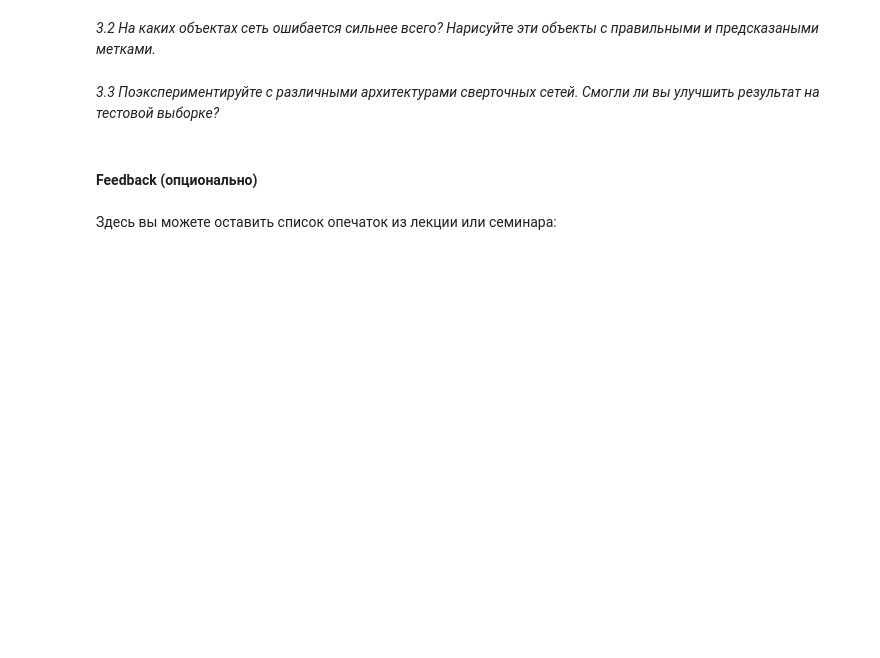
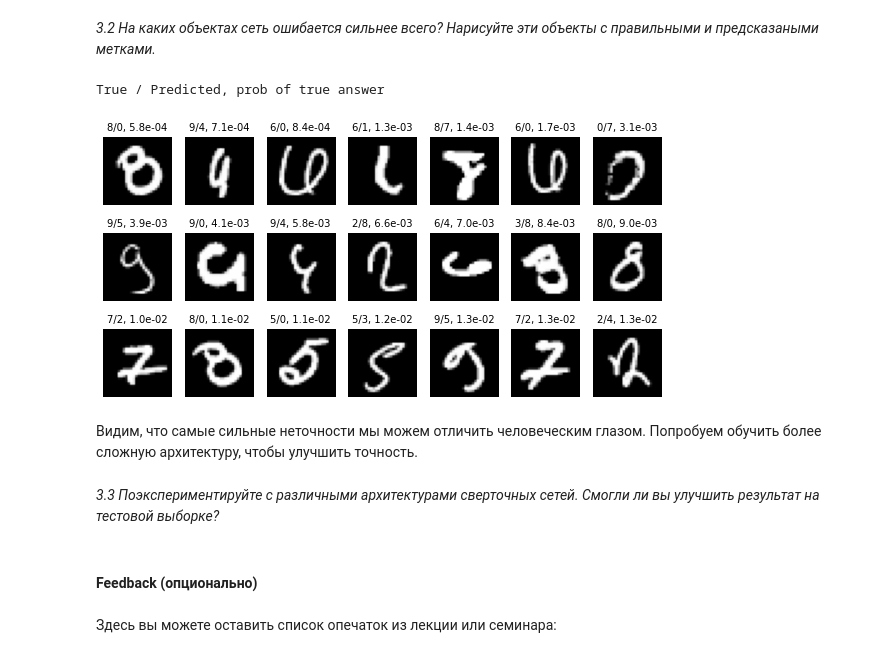
Before and after one commit to bulatral42/sphere_nn, a Jupyter notebook: Sem_04/hw4_valiahmetov_nn.ipynb, the cells around one changed output. Saved outputs shown, nothing was run; the diff lists cells and outputs as text; code cells hidden in the pictures; blank space fills up the shorter version.

```diff
--- a/Sem_04/hw4_valiahmetov_nn.ipynb
+++ b/Sem_04/hw4_valiahmetov_nn.ipynb
@@ -470,2 +501,35 @@ Epoch 4... (Train/Test) NLL: 0.057/0.058        Accuracy: 0.983/0.980
+# %%
+X_miss = []
+y_true = []
+y_pred = []
+logits = []
+for X, y in test_loader:
+    pred = good_network.forward(X).detach().numpy()
+    for i in range(len(pred)):
+        if np.argmax(pred[i]) != y[i]:
+            X_miss.append(X[i])
+            y_true.append(y[i])
+            y_pred.append(np.argmax(pred[i]))
+            logits.append(pred[i][y[i]])
+X_miss = np.row_stack(X_miss)
+y_true = np.row_stack(y_true)[:, 0]
+y_pred = np.row_stack(y_pred)[:, 0]
+logits = np.row_stack(logits)[:, 0]
+# %%
+plt.figure(figsize=(10, 5))
+order = np.argsort(logits)
+print("True / Predicted, prob of true answer")
+for i in range(21):
+    plt.subplot(3, 7, i+1)
+    plt.imshow(X_miss[order[i]].reshape(28, 28), cmap=plt.cm.Greys_r)
+    plt.title('{0}/{1}, {2:.1e}'.format(y_true[order[i]],
+                                             y_pred[order[i]],
+                                             np.exp(logits[order[i]])), fontsize=10)
+    plt.axis('off')
+# %% [output]
+True / Predicted, prob of true answer
+[figure, added]
+# %% [markdown]
+Видим, что самые сильные неточности мы можем отличить человеческим глазом. Попробуем обучить более сложную архитектуру, чтобы улучшить точность.
 # %% [markdown]
 <i>3.3 Поэкспериментируйте с различными архитектурами сверточных сетей. Смогли ли вы улучшить результат на тестовой выборке?</i>
```
Also changed, not shown: parts of 17 cells of this notebook.
